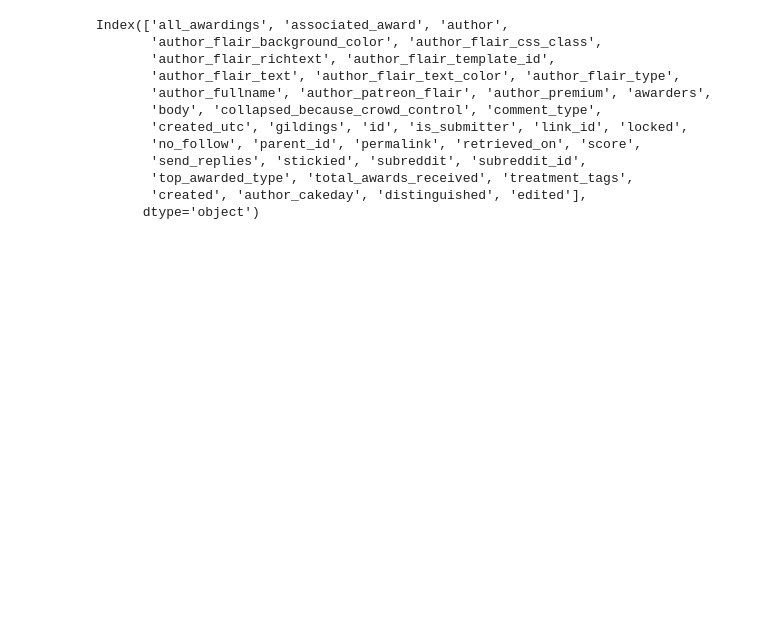
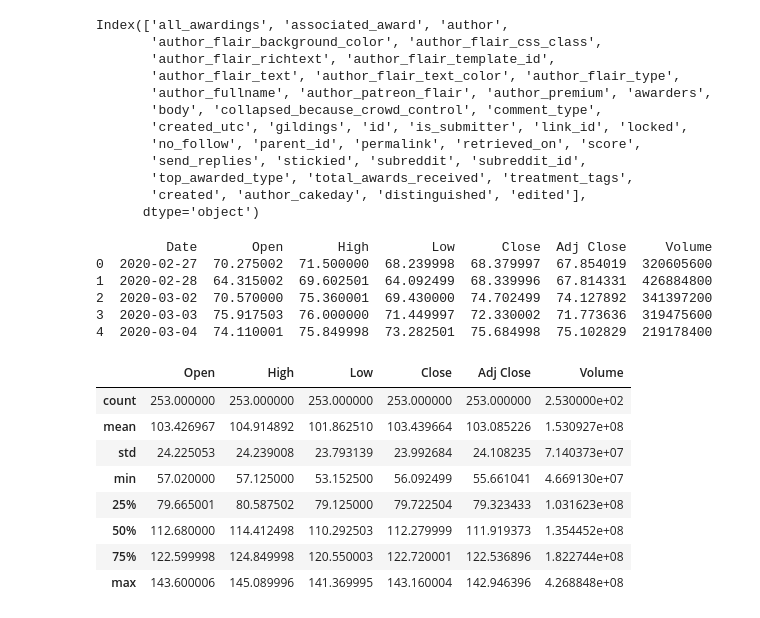
Before and after one commit to jd-gebbia/Applied_Analytics, a Jupyter notebook: Proj_EDA.ipynb, the cells around one changed output. Saved outputs shown, nothing was run; the diff lists cells and outputs as text; code cells hidden in the pictures; blank space fills up the shorter version.

```diff
--- a/Proj_EDA.ipynb
+++ b/Proj_EDA.ipynb
@@ -84,3 +99,26 @@ Index(['all_awardings', 'associated_award', 'author',
        'top_awarded_type', 'total_awards_received', 'treatment_tags',
        'created', 'author_cakeday', 'distinguished', 'edited'],
       dtype='object')
+# %%
+import pandas as pd
+import numpy as np
+df = pd.read_csv('AAPL.csv')
+df = df.fillna(np.nan)
+print(df.head())
+df.describe()
+# %% [output]
+         Date       Open       High        Low      Close  Adj Close     Volume
+0  2020-02-27  70.275002  71.500000  68.239998  68.379997  67.854019  320605600
+1  2020-02-28  64.315002  69.602501  64.092499  68.339996  67.814331  426884800
+2  2020-03-02  70.570000  75.360001  69.430000  74.702499  74.127892  341397200
+3  2020-03-03  75.917503  76.000000  71.449997  72.330002  71.773636  319475600
+4  2020-03-04  74.110001  75.849998  73.282501  75.684998  75.102829  219178400
+|  | Open | High | Low | Close | Adj Close | Volume |
+| count | 253.000000 | 253.000000 | 253.000000 | 253.000000 | 253.000000 | 2.530000e+02 |
+| mean | 103.426967 | 104.914892 | 101.862510 | 103.439664 | 103.085226 | 1.530927e+08 |
+| std | 24.225053 | 24.239008 | 23.793139 | 23.992684 | 24.108235 | 7.140373e+07 |
+| min | 57.020000 | 57.125000 | 53.152500 | 56.092499 | 55.661041 | 4.669130e+07 |
+| 25% | 79.665001 | 80.587502 | 79.125000 | 79.722504 | 79.323433 | 1.031623e+08 |
+| 50% | 112.680000 | 114.412498 | 110.292503 | 112.279999 | 111.919373 | 1.354452e+08 |
+| 75% | 122.599998 | 124.849998 | 120.550003 | 122.720001 | 122.536896 | 1.822744e+08 |
+| max | 143.600006 | 145.089996 | 141.369995 | 143.160004 | 142.946396 | 4.268848e+08 |
```
Also changed, not shown: parts of 3 cells of this notebook.
